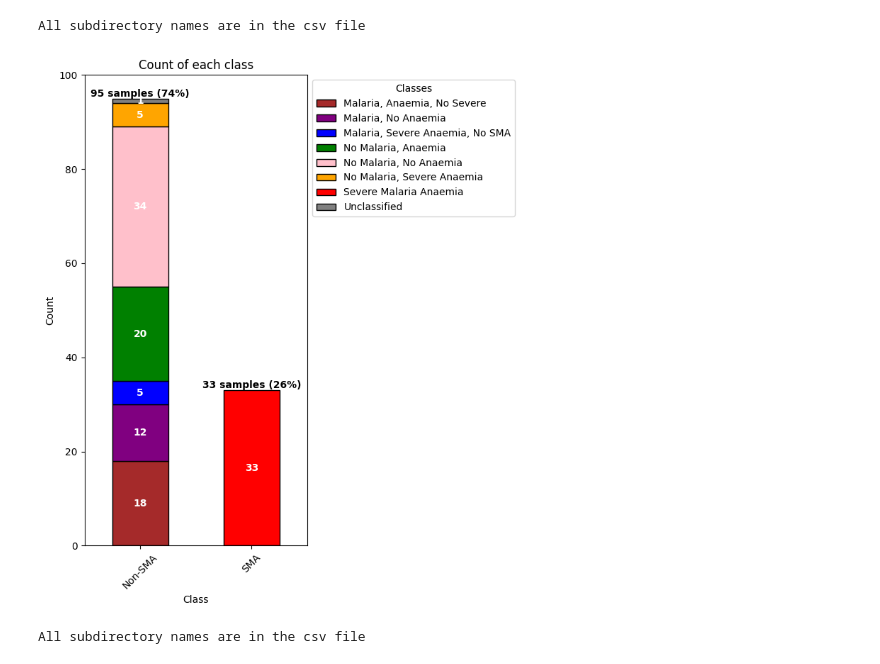
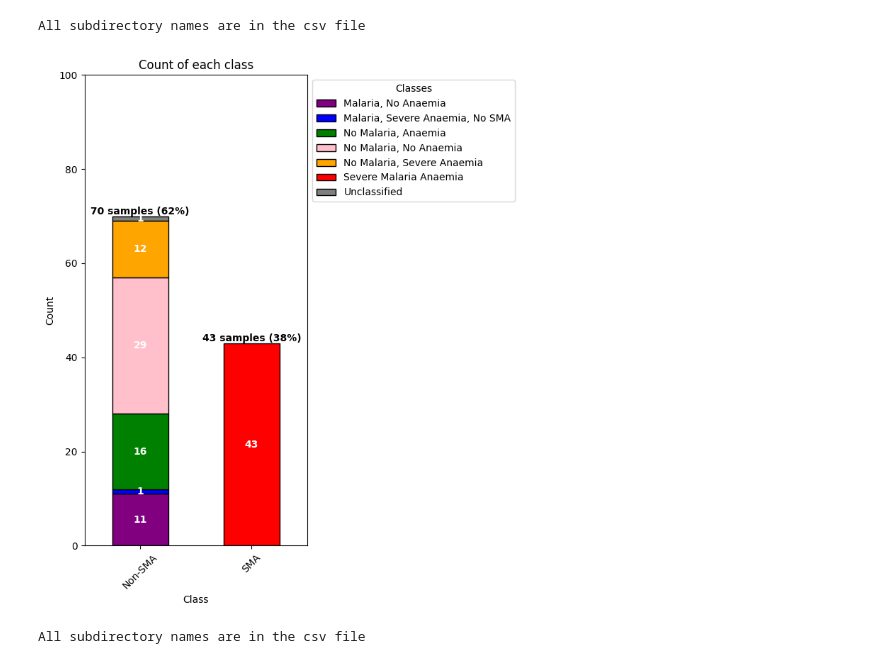
Before and after one commit to ezermoysis1/sma-detection-in-blood-samples, a Jupyter notebook: notebooks/dataset_plots.ipynb, the cells around one changed output. Saved outputs shown, nothing was run; the diff lists cells and outputs as text; code cells hidden in the pictures.

```diff
--- a/notebooks/dataset_plots.ipynb
+++ b/notebooks/dataset_plots.ipynb
@@ -3,8 +3,8 @@ from functions.plotting import filter_and_plot
 # %%
-filter_and_plot('Red_Cell_Morphology_binary', 'samples_dataset.csv')
+filter_and_plot('RCM_cells_cleaned_paper', 'samples_dataset.csv')
 # %% [output]
 All subdirectory names are in the csv file
-[figure, old version]
+[figure, new version]
 # %%
 filter_and_plot('RCM_cells_cleaned', 'samples_dataset.csv')
 # %% [output]
```
Also changed, not shown: parts of 1 cell of this notebook, 31 other files.
